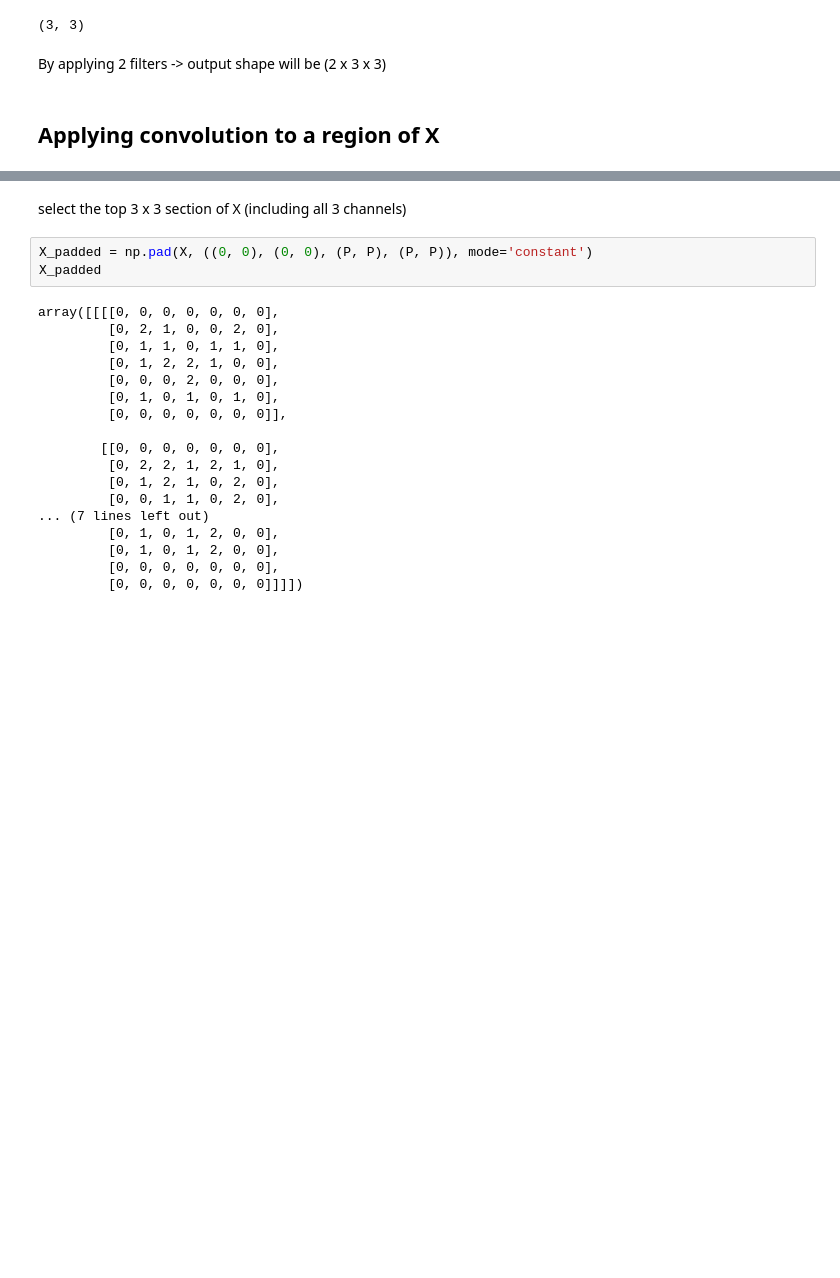
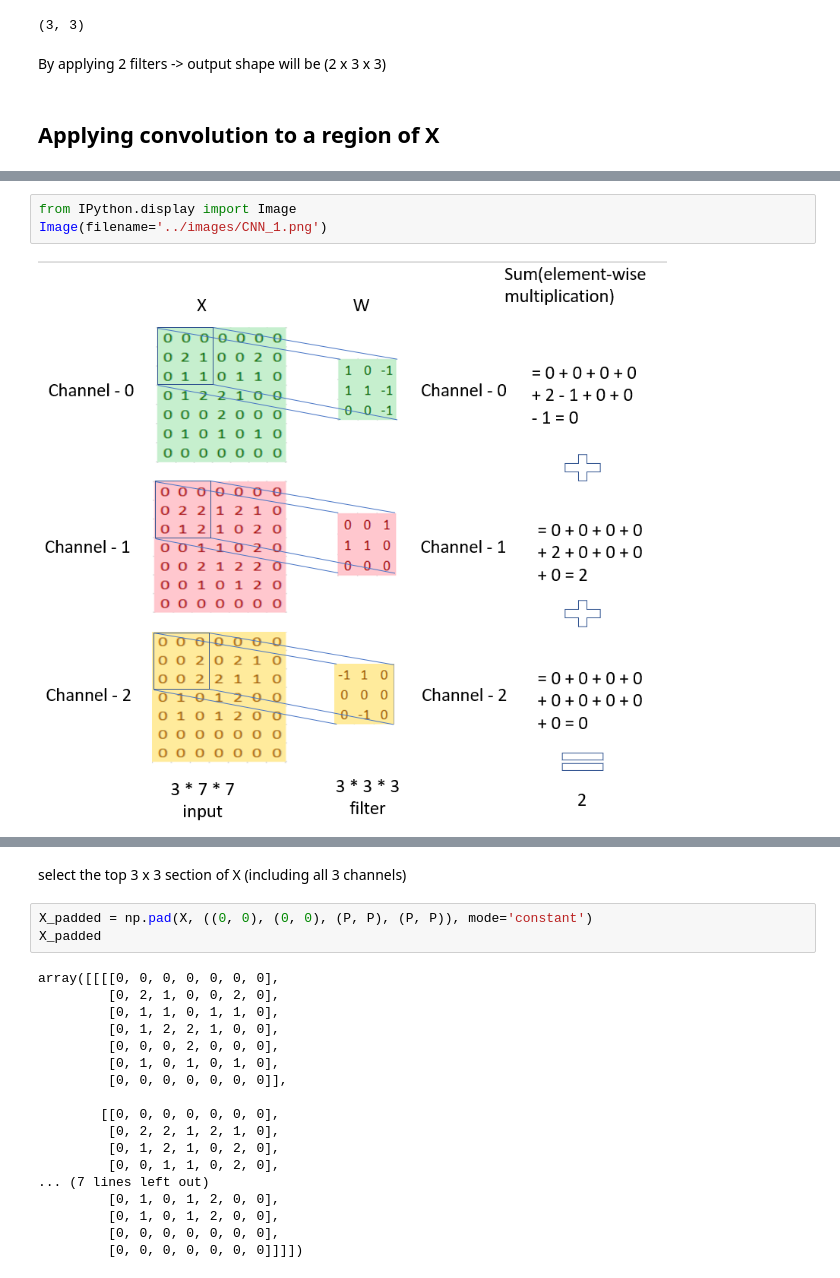
Before and after one commit to AzurAthena/Deep-Learning-from-Scratch, a Jupyter notebook: CNN/CNN.ipynb, the cells around one changed output, grey strips where cells are left out. Saved outputs shown, nothing was run; the diff lists cells and outputs as text; blank space fills up the shorter version.

```diff
--- a/CNN/CNN.ipynb
+++ b/CNN/CNN.ipynb
@@ -145,3 +147,8 @@ Applying filter W1 to region of X:
+# %%
+from IPython.display import Image
+Image(filename='../images/CNN_1.png')
+# %% [output]
+[figure, added]
 # %% [markdown]
 Using above approach, a loop maybe required to apply the filter W1 to entire X. It can be easily avoided by flattening region of X and the filter W1, and then using matrix multiplication to get the final output.
 
```
Also changed, not shown: parts of 5 cells of this notebook.
